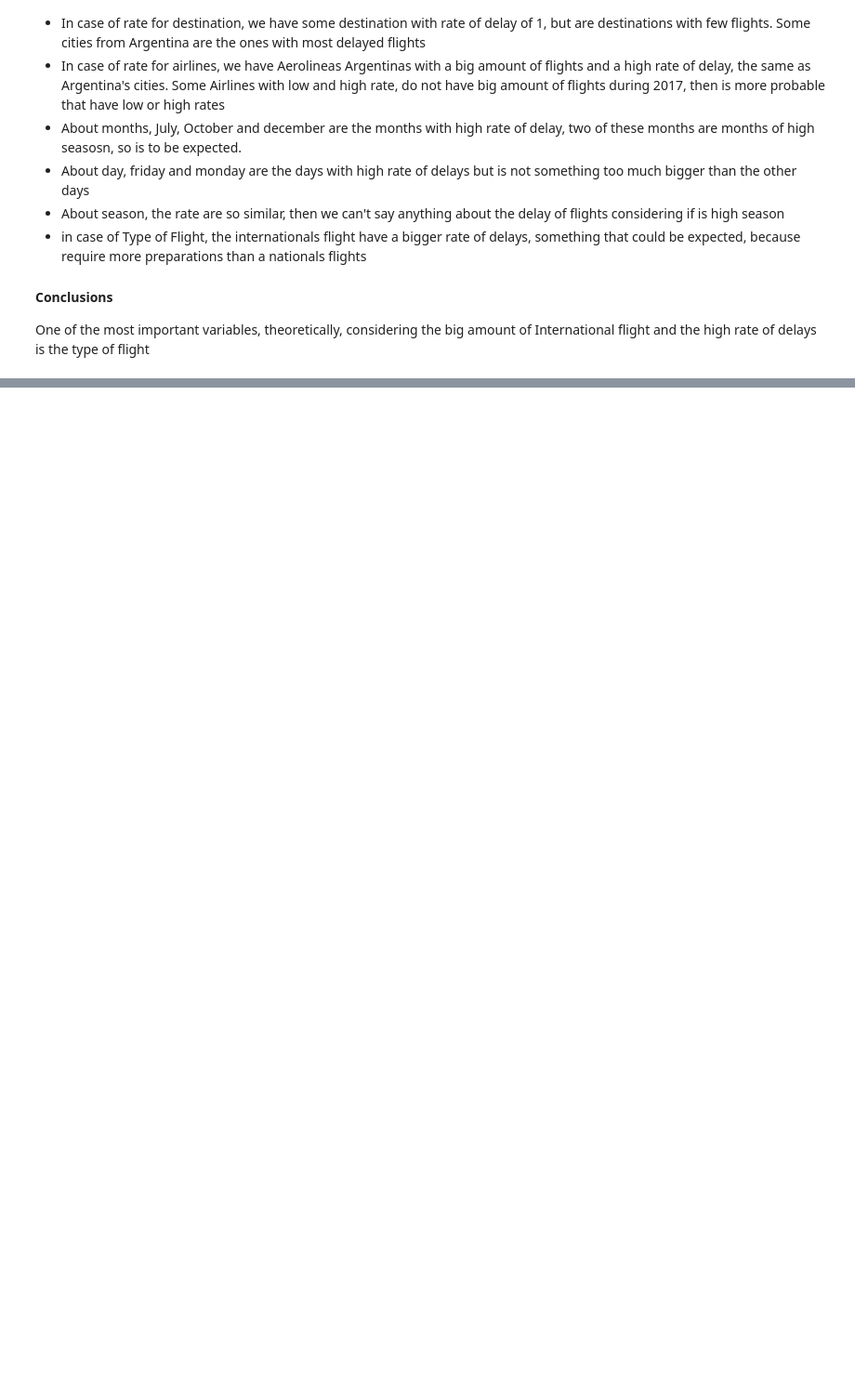
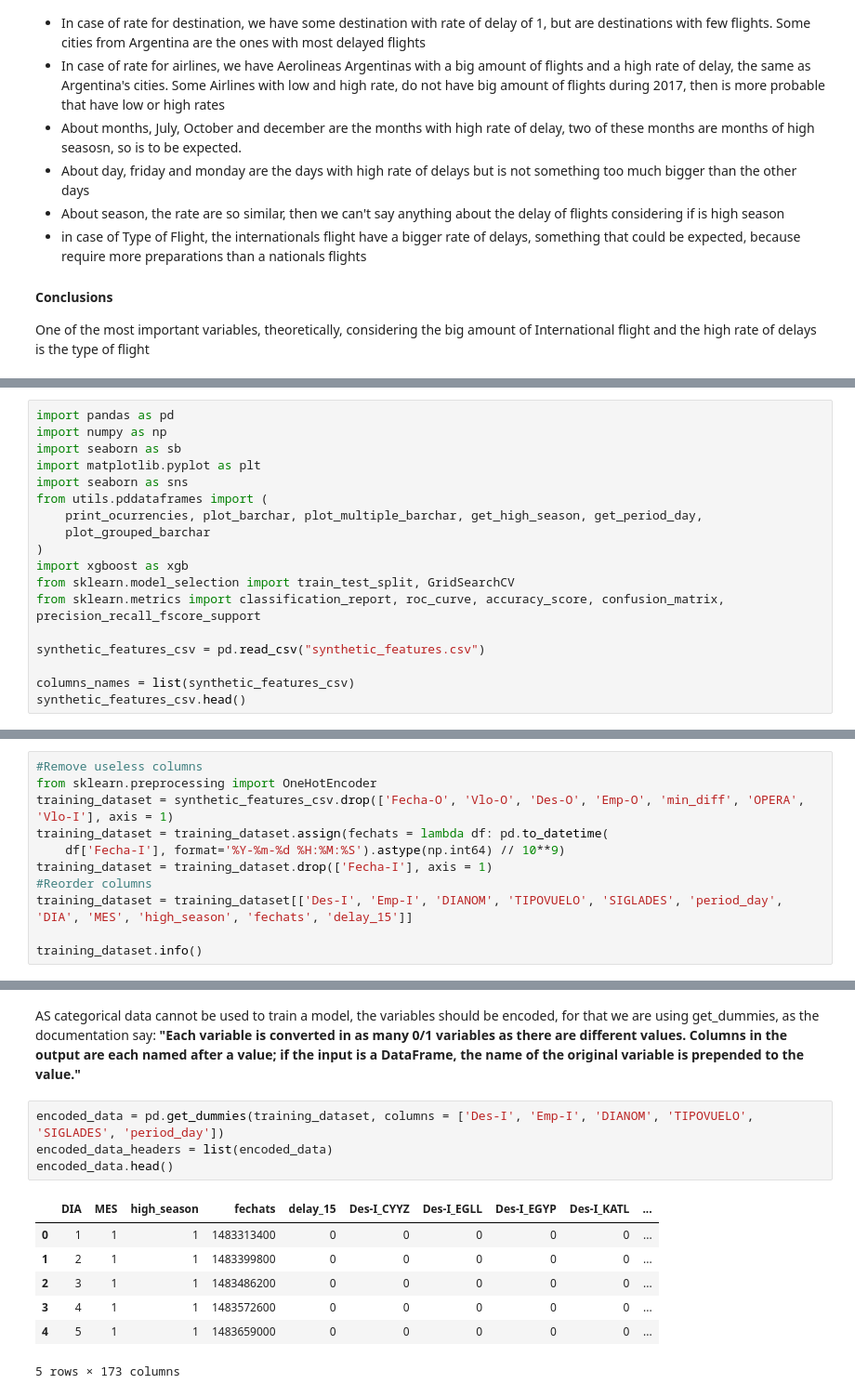
Before and after one commit to FelipeFValdivia/probability-of-delay-airlines, a Jupyter notebook: solution.ipynb, the cells around one changed output, grey strips where cells are left out. Shown at 93% size. Drawn from its saved outputs; the diff is of its cells as text; blank space fills up the shorter version.

```diff
--- a/solution.ipynb
+++ b/solution.ipynb
@@ -367,0 +375,18 @@ OPERA ratio of delayed flight for each value
+# %%
+import pandas as pd
+import numpy as np
+import seaborn as sb
+import matplotlib.pyplot as plt
+import seaborn as sns
+from utils.pddataframes import (
+    print_ocurrencies, plot_barchar, plot_multiple_barchar, get_high_season, get_period_day,
+    plot_grouped_barchar
+)
+import xgboost as xgb
+from sklearn.model_selection import train_test_split, GridSearchCV
+from sklearn.metrics import classification_report, roc_curve, accuracy_score, confusion_matrix,  precision_recall_fscore_support
+
+synthetic_features_csv = pd.read_csv("synthetic_features.csv")
+
+columns_names = list(synthetic_features_csv)
+synthetic_features_csv.head()
@@ -367,0 +400,11 @@ OPERA ratio of delayed flight for each value
+# %%
+#Remove useless columns
+from sklearn.preprocessing import OneHotEncoder
+training_dataset = synthetic_features_csv.drop(['Fecha-O', 'Vlo-O', 'Des-O', 'Emp-O', 'min_diff', 'OPERA', 'Vlo-I'], axis = 1)
+training_dataset = training_dataset.assign(fechats = lambda df: pd.to_datetime(
+    df['Fecha-I'], format='%Y-%m-%d %H:%M:%S').astype(np.int64) // 10**9)
+training_dataset = training_dataset.drop(['Fecha-I'], axis = 1)
+#Reorder columns
+training_dataset = training_dataset[['Des-I', 'Emp-I', 'DIANOM', 'TIPOVUELO', 'SIGLADES', 'period_day', 'DIA', 'MES', 'high_season', 'fechats', 'delay_15']]
+
+training_dataset.info()
@@ -367,0 +430,14 @@ OPERA ratio of delayed flight for each value
+# %% [markdown]
+<p>AS categorical data cannot be used to train a model, the variables should be encoded, for that we are using get_dummies, as the documentation say: <b>"Each variable is converted in as many 0/1 variables as there are different values. Columns in the output are each named after a value; if the input is a DataFrame, the name of the original variable is prepended to the value."</b> </p>
+# %%
+encoded_data = pd.get_dummies(training_dataset, columns = ['Des-I', 'Emp-I', 'DIANOM', 'TIPOVUELO', 'SIGLADES', 'period_day'])
+encoded_data_headers = list(encoded_data)
+encoded_data.head()
+# %% [output]
+|  | DIA | MES | high_season | fechats | delay_15 | Des-I_CYYZ | Des-I_EGLL | Des-I_EGYP | Des-I_KATL | ... |
+| 0 | 1 | 1 | 1 | 1483313400 | 0 | 0 | 0 | 0 | 0 | ... |
+| 1 | 2 | 1 | 1 | 1483399800 | 0 | 0 | 0 | 0 | 0 | ... |
+| 2 | 3 | 1 | 1 | 1483486200 | 0 | 0 | 0 | 0 | 0 | ... |
+| 3 | 4 | 1 | 1 | 1483572600 | 0 | 0 | 0 | 0 | 0 | ... |
+| 4 | 5 | 1 | 1 | 1483659000 | 0 | 0 | 0 | 0 | 0 | ... |
+5 rows × 173 columns
```
Also changed, not shown: parts of 29 cells of this notebook, 4 other files.
